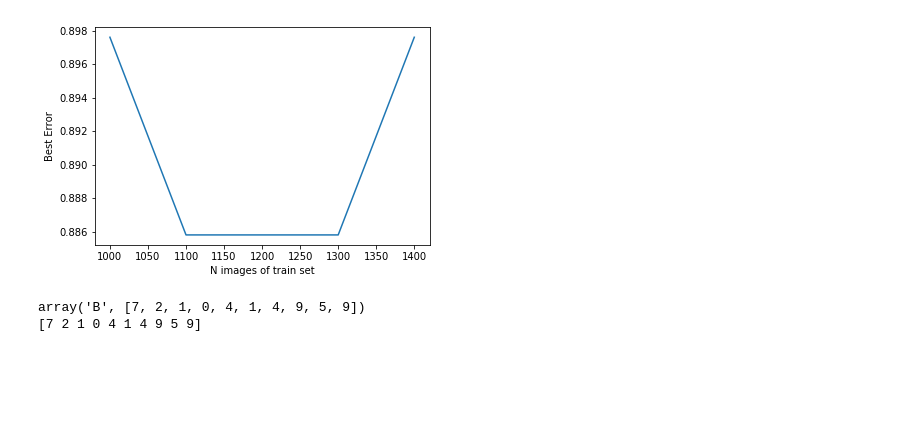
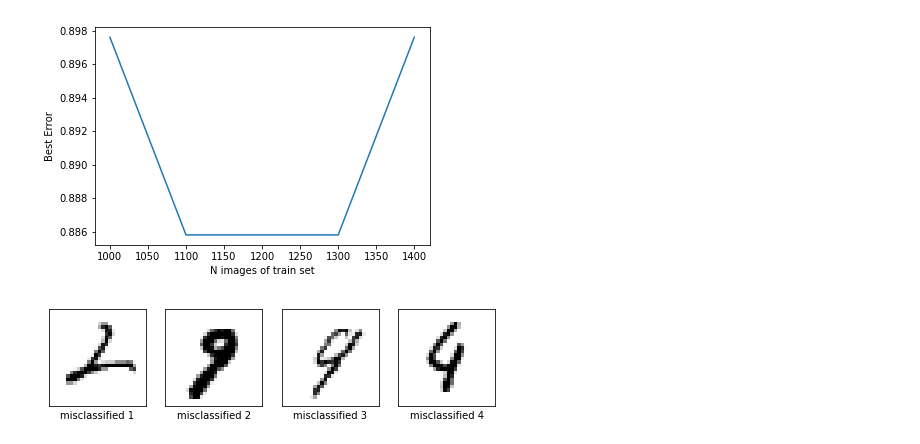
Before and after one commit to tanaysh7/Digit-Recognition-KNN, a Jupyter notebook: KNearest/Homework1.ipynb, the cells around one changed output. Cells and saved outputs as stored; diff of their text form; code cells hidden in the pictures; blank space fills up the shorter version.

```diff
--- a/KNearest/Homework1.ipynb
+++ b/KNearest/Homework1.ipynb
@@ -139,17 +140,27 @@ count = 0
 knc = KNeighborsClassifier(n_neighbors=4).fit(itrain[:15000], np.asarray(ltrain[:15000]))
 i=0
 misclassified=[]
-print(ltest[:10])
-print(knc.predict(itest[:10]))
 
-while (count < 10):
-    if ltest[i]!=knc.predict(itest[i]):
+
+while (count < 4):
+    if ltest[i]!=knc.predict([itest[i]]):
         misclassified.append(itest[i])
         count = count + 1
+        i=i+1
     else: i=i+1
 
-#knindices=nn.kneighbors(misclassified, return_distance=False)
-#print(knindices)
+nn = NearestNeighbors(n_neighbors=5,metric='euclidean').fit(itrain[:15000])
+knindices=nn.kneighbors(misclassified, return_distance=False)
-# %% [output]
-array('B', [7, 2, 1, 0, 4, 1, 4, 9, 5, 9])
-[7 2 1 0 4 1 4 9 5 9]
+# %%
+#Print 4 Misclassified samples
+#misclassified.shape
+fig, axs = plt.subplots(1, 4, figsize=(8, 8))
+
+for t in range(4):
+        axs[t].imshow(misclassified[t].reshape(28, 28), cmap='gray_r', interpolation='nearest')
+        axs[t].set_xticks([])
+        axs[t].set_yticks([])
+        axs[t].set_xlabel("misclassified "+str(t+1))
+plt.show()
+# %% [output]
+[figure, added]
```
Also changed, not shown: parts of 3 cells of this notebook.
